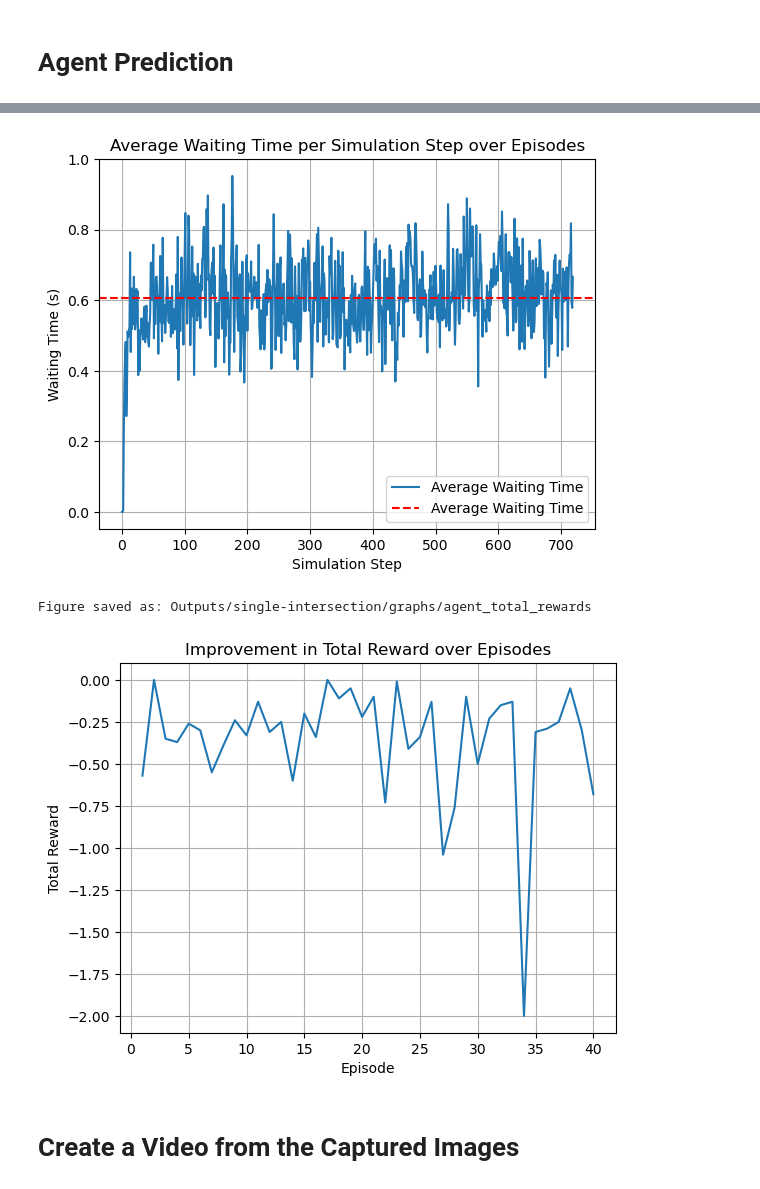
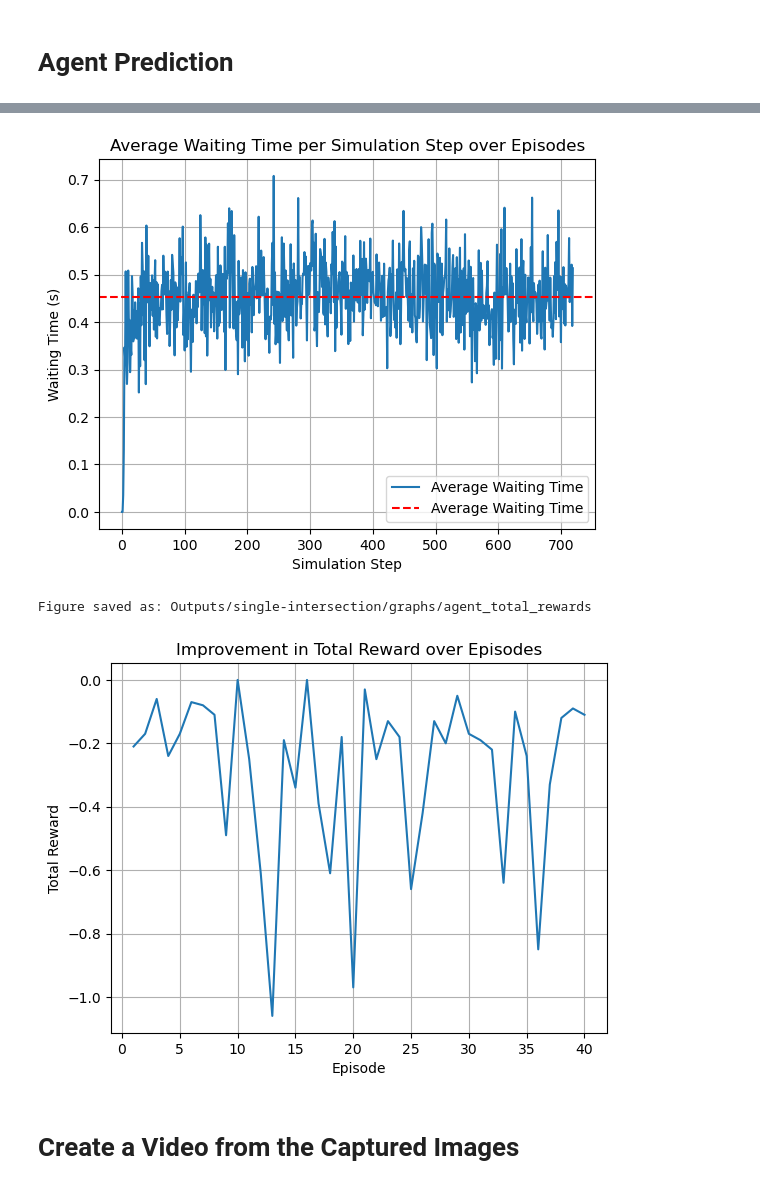
Before and after one commit to matand380/Traffic_Tune_POC, a Jupyter notebook: Traffic_Tune_POC_final.ipynb, the cells around one changed output, grey strips where cells are left out. Drawn from its saved outputs; the diff is of its cells as text; code cells hidden in the pictures.

```diff
--- a/Traffic_Tune_POC_final.ipynb
+++ b/Traffic_Tune_POC_final.ipynb
@@ -275,7 +276,7 @@ port = 65533
 save_path = 'Outputs/single-intersection/dqn_images'
 
 env_dqn_agent = initialize_sumo_environment(num_seconds, min_green, max_green, 'DQN_Agent_Prediction')
-loaded_model = DQN.load('savedAgent/single-intersection/dqnEpNum40.zip')
+loaded_model = DQN.load('savedAgent/single-intersection/dqnEpNum40_20240614_104927.zip')
 
 # Run the simulation over multiple episodes and collect average waiting times per step
 rewards_per_episode, all_average_waiting_times = agent_predict(env_dqn_agent, loaded_model, episodes, save_path)
@@ -305,7 +306,7 @@ Overall Average Waiting Time: 0.61 seconds
 Figure saved as: Outputs/single-intersection/graphs/agent_average_waiting_times
-[figure, old version]
+[figure, new version]
 Figure saved as: Outputs/single-intersection/graphs/agent_total_rewards
-[figure, old version]
+[figure, new version]
 # %% [markdown]
 # Create a Video from the Captured Images
 # %%
```
Also changed, not shown: parts of 6 cells of this notebook, 1 other file.
